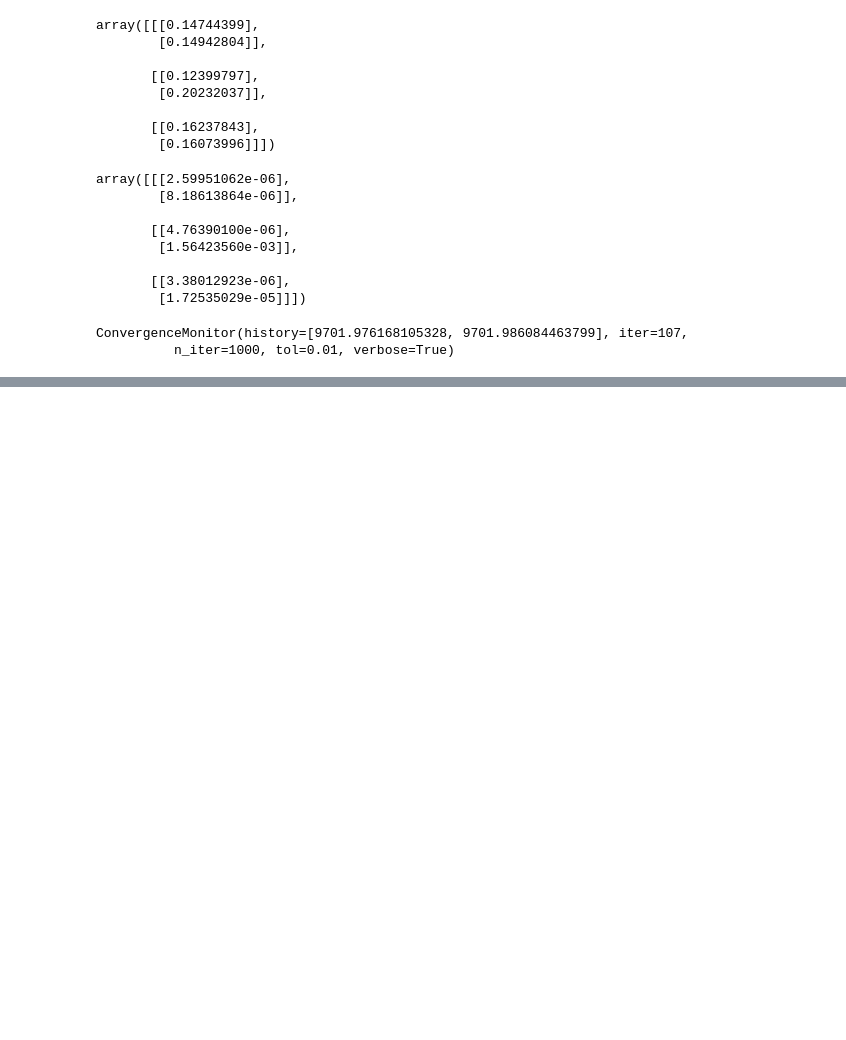
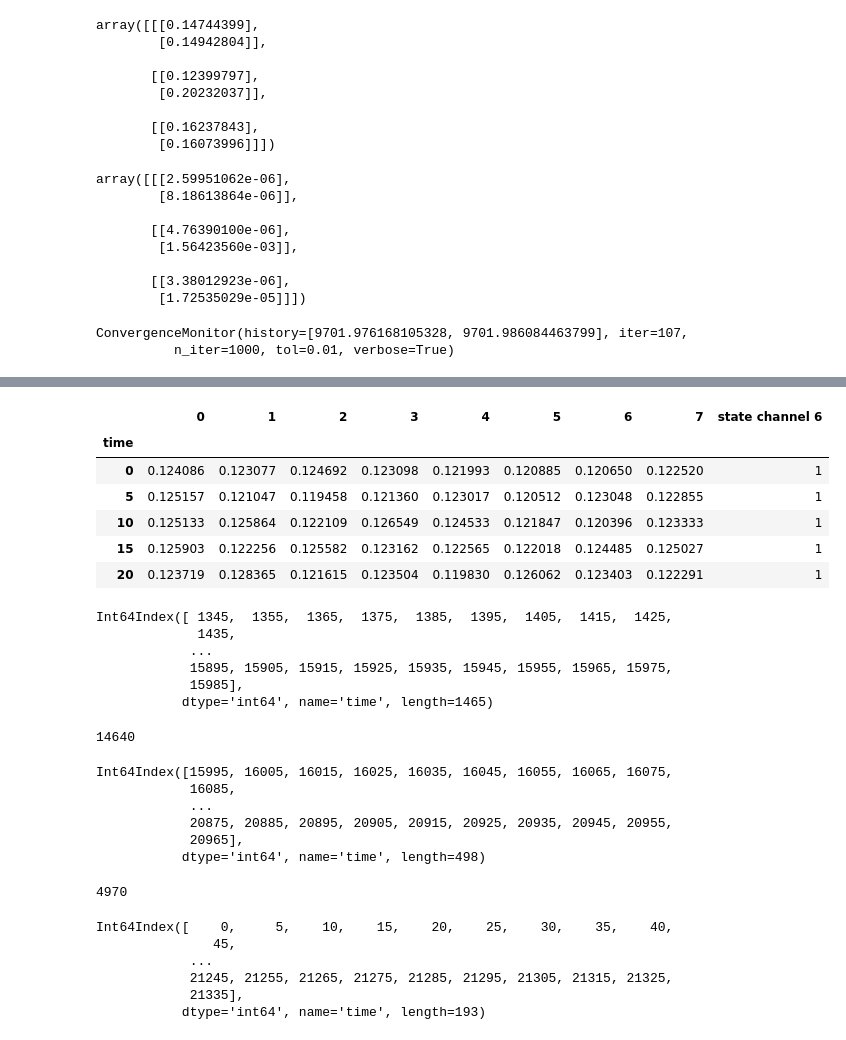
Before and after one commit to RotoPower/hmm-for-industries-study, a Jupyter notebook: GMMHMM NASA Bearing.ipynb, the cells around one changed output, grey strips where cells are left out. Cells and saved outputs as stored; diff of their text form; code cells hidden in the pictures; blank space fills up the shorter version.

Commit message:
mean duration, std duration, RUL

```diff
--- a/GMMHMM NASA Bearing.ipynb
+++ b/GMMHMM NASA Bearing.ipynb
@@ -169,0 +209,52 @@ ConvergenceMonitor(history=[9701.976168105328, 9701.986084463799], iter=107,
+# %%
+data['state channel 6'] = best_model.predict(data[6].values.reshape(-1, 1))
+# %%
+data.head()
+# %% [output]
+|  | 0 | 1 | 2 | 3 | 4 | 5 | 6 | 7 | state channel 6 |
+| time |  |  |  |  |  |  |  |  |  |
+| 0 | 0.124086 | 0.123077 | 0.124692 | 0.123098 | 0.121993 | 0.120885 | 0.120650 | 0.122520 | 1 |
+| 5 | 0.125157 | 0.121047 | 0.119458 | 0.121360 | 0.123017 | 0.120512 | 0.123048 | 0.122855 | 1 |
+| 10 | 0.125133 | 0.125864 | 0.122109 | 0.126549 | 0.124533 | 0.121847 | 0.120396 | 0.123333 | 1 |
+| 15 | 0.125903 | 0.122256 | 0.125582 | 0.123162 | 0.122565 | 0.122018 | 0.124485 | 0.125027 | 1 |
+| 20 | 0.123719 | 0.128365 | 0.121615 | 0.123504 | 0.119830 | 0.126062 | 0.123403 | 0.122291 | 1 |
+# %%
+state_0 = data[data['state channel 6'] == 0].index
+state_0
+# %% [output]
+Int64Index([ 1345,  1355,  1365,  1375,  1385,  1395,  1405,  1415,  1425,
+             1435,
+            ...
+            15895, 15905, 15915, 15925, 15935, 15945, 15955, 15965, 15975,
+            15985],
+           dtype='int64', name='time', length=1465)
+# %%
+duration_state0 = state_0[-1] - state_0[0]
+print(duration_state0)
+# %% [output]
+14640
+# %%
+state_2 = data[data['state channel 6'] == 2].index
+state_2
+# %% [output]
+Int64Index([15995, 16005, 16015, 16025, 16035, 16045, 16055, 16065, 16075,
+            16085,
+            ...
+            20875, 20885, 20895, 20905, 20915, 20925, 20935, 20945, 20955,
+            20965],
+           dtype='int64', name='time', length=498)
+# %%
+duration_state2 = state_2[-1] - state_2[0]
+print(duration_state2)
+# %% [output]
+4970
+# %%
+state_1 = data[data['state channel 6'] == 1].index
+state_1
+# %% [output]
+Int64Index([    0,     5,    10,    15,    20,    25,    30,    35,    40,
+               45,
+            ...
+            21245, 21255, 21265, 21275, 21285, 21295, 21305, 21315, 21325,
+            21335],
+           dtype='int64', name='time', length=193)
```
Also changed, not shown: parts of 13 cells of this notebook, 1 other file.
